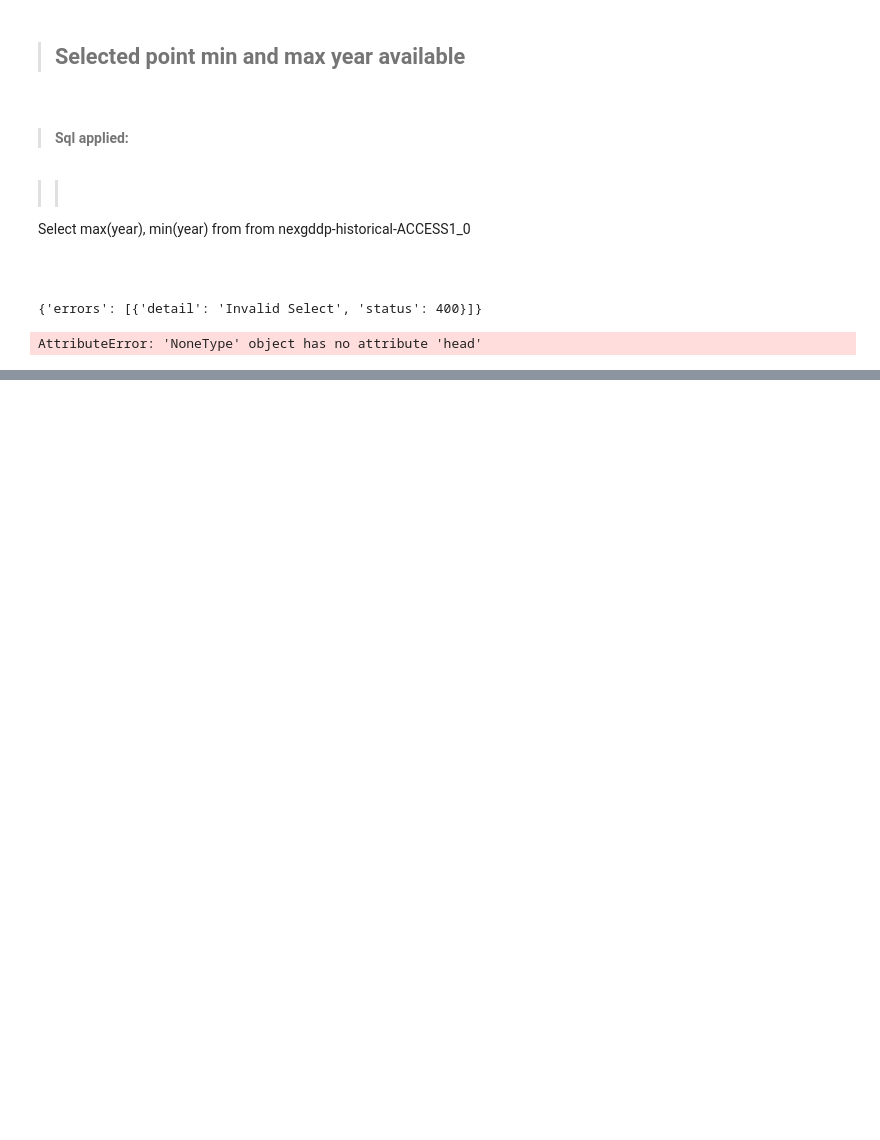
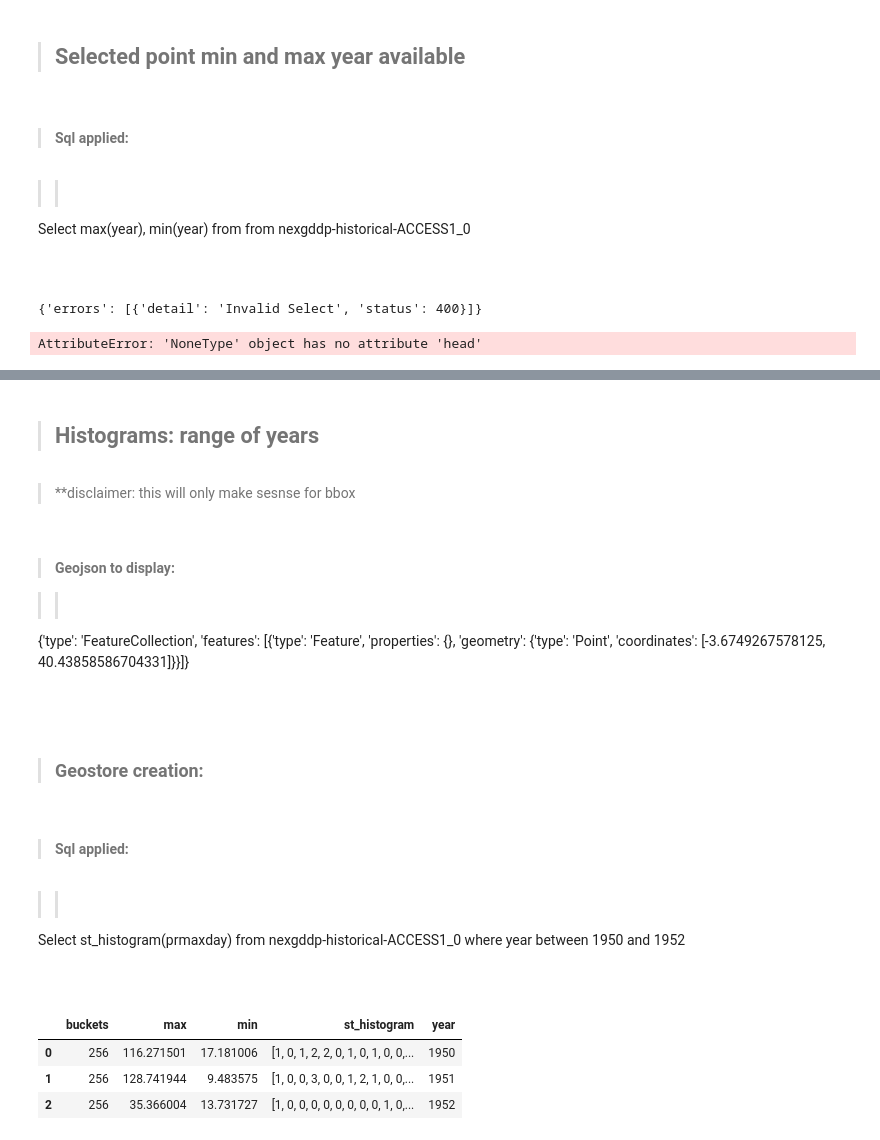
Before and after one commit to resource-watch/notebooks, a Jupyter notebook: ResourceWatch/Api_definition/NEXGDDP connector.ipynb, the cells around one changed output, grey strips where cells are left out. Drawn from its saved outputs; the diff is of its cells as text; code cells hidden in the pictures; blank space fills up the shorter version.

Commit message:
added nexgddp data management updated histograms

````diff
--- a/ResourceWatch/Api_definition/NEXGDDP connector.ipynb
+++ b/ResourceWatch/Api_definition/NEXGDDP connector.ipynb
@@ -280,4 +290,41 @@ Select avg(prmaxday) from nexgddp-historical-ACCESS1_0 where year between 1950 a
   ```
 {'errors': [{'detail': 'Internal Server Error', 'status': 500}]}
 AttributeError: 'NoneType' object has no attribute 'head'
+# %%
+display(Markdown("> ## Histograms: range of years"))
+display(Markdown("> **disclaimer: this will only make sesnse for bbox"))
+
+payload = {"geojson":{"type":"FeatureCollection","features":[{"type":"Feature","properties":{},"geometry":{"type":"Polygon","coordinates":[[[-4.4000244140625,40.14109012528468],[-2.955322265625,40.14109012528468],[-2.955322265625,40.65563874006118],[-4.4000244140625,40.65563874006118],[-4.4000244140625,40.14109012528468]]]}}]}}
+r = requests.post(api_post.format(endpoint='geostore'),json=payload)
+geostore=r.json()['data']['id']
+
+display(Markdown("""> #### Geojson to display:
+
+>> ```json
+{0}
+```""".format(geojson)))
+display(Markdown("> ### Geostore creation:  "))
+
+sql = '''
+Select st_histogram(prmaxday) from nexgddp-historical-ACCESS1_0 where year between 1950 and 1952
+'''
+dataset = query(sql, dataset_id, geostore)
+display(dataset.head(6))
+# %% [output]
+> ## Histograms: range of years
+> **disclaimer: this will only make sesnse for bbox
+> #### Geojson to display:
+
+>> ```json
+{'type': 'FeatureCollection', 'features': [{'type': 'Feature', 'properties': {}, 'geometry': {'type': 'Point', 'coordinates': [-3.6749267578125, 40.43858586704331]}}]}
+```
+> ### Geostore creation:
+>#### Sql applied:
+>>```sql
+Select st_histogram(prmaxday) from nexgddp-historical-ACCESS1_0 where year between 1950 and 1952
+  ```
+|  | buckets | max | min | st_histogram | year |
+| 0 | 256 | 116.271501 | 17.181006 | [1, 0, 1, 2, 2, 0, 1, 0, 1, 0, 0,... | 1950 |
+| 1 | 256 | 128.741944 | 9.483575 | [1, 0, 0, 3, 0, 0, 1, 2, 1, 0, 0,... | 1951 |
+| 2 | 256 | 35.366004 | 13.731727 | [1, 0, 0, 0, 0, 0, 0, 0, 0, 1, 0,... | 1952 |
 # %%
````
Also changed, not shown: parts of 8 cells of this notebook.
